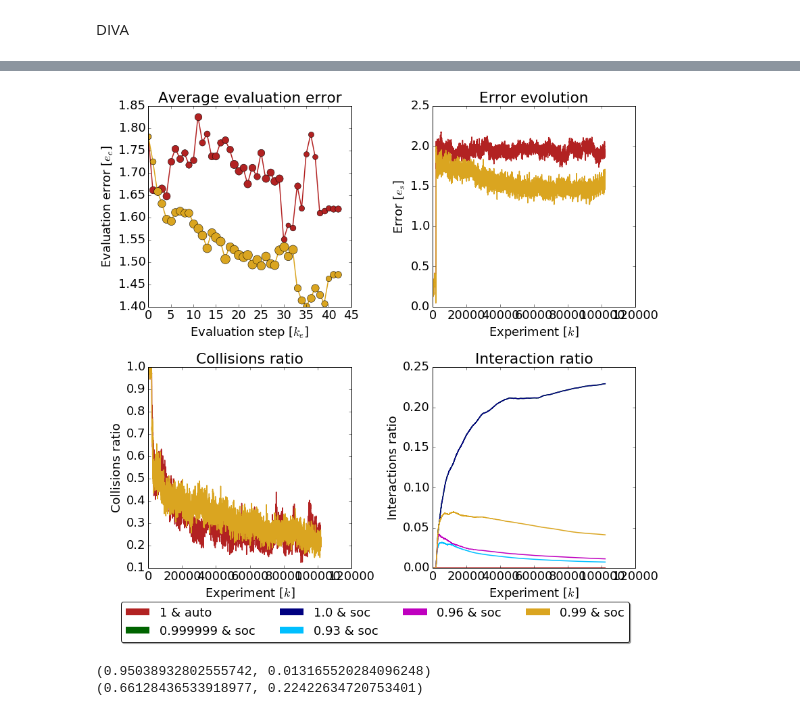
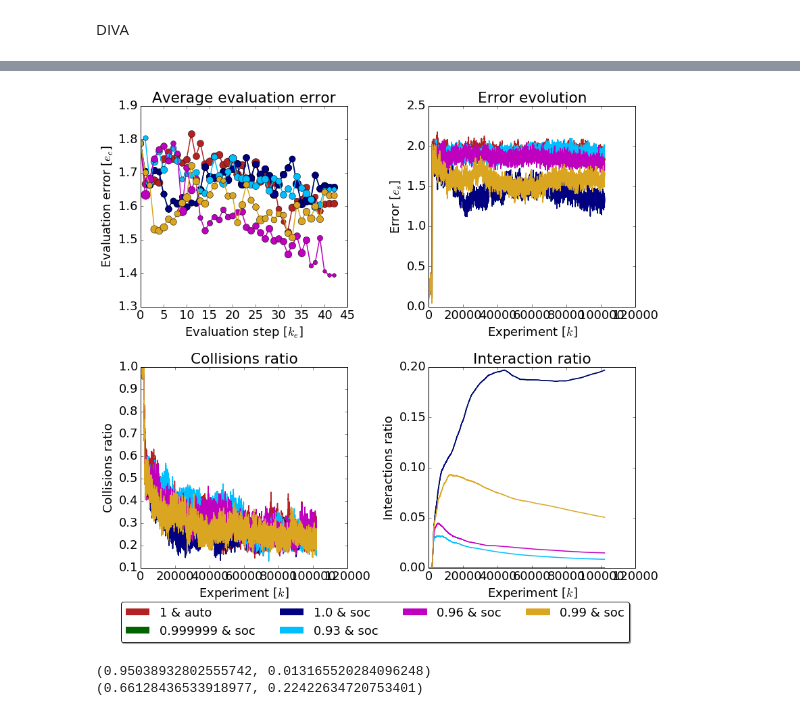
Before and after one commit to yumilceh/artificialbabbling, a Jupyter notebook: exploration/executables/October17/diva_results_IEEE_SI.ipynb, the cells around one changed output, grey strips where cells are left out. Drawn from its saved outputs; the diff is of its cells as text; code cells hidden in the pictures.

```diff
--- a/exploration/executables/October17/diva_results_IEEE_SI.ipynb
+++ b/exploration/executables/October17/diva_results_IEEE_SI.ipynb
@@ -60,7 +60,7 @@ def get_stat_test(dict_):
 
     return pearsonr(thresh, values)
 # %%
-directory = 'diva_IEEE_SI/experiment_IEEE_SI_slopes_cmf_223/'
+directory = 'diva_IEEE_SI/experiment_IEEE_SI_slopes_cmf_323/'
 data_files = os.listdir(directory)
 
 n_samples = 102000
@@ -252,5 +262,5 @@ print(max_std)
 # %%
-thresh_to_plot =  ['0_99&'] #['1_0&', '0_999999&','0_99&', '0_96&', '0_93&']
+thresh_to_plot =  ['1_0&', '0_999999&','0_99&', '0_96&', '0_93&'] #['1_0&', '0_999999&','0_99&', '0_96&', '0_93&']
 mode_to_plot = ['social']
 
 custom = ['1&autonomous']
@@ -320,34 +330,34 @@ for key, color in zip(error_ev_av.keys(), colors_):
     try:
         data_plt = incremental_mean(inter_evo_av[key])
         plt.plot(data_plt, linestyle='-', marker='',lw = 1.5,color=color)
     except:
         continue
 plt.xlabel('Experiment [$k$]')
 plt.ylabel('Interactions ratio')
 # ax1[1,1].set_xlim([0,n_samples])
 # ax1[1,1].set_ylim([0,0.08])
 
 lds_ = []
 for key, color in zip(error_ev_av.keys(), colors_):
     key = key.replace('_','.')
     key = key.replace('&',' & ')
     key = key.replace('social','soc')
     key = key.replace('autonomous','auto')
     lds_ += [key]
 
 lgd = plt.legend(lds_,\
            ncol=4,loc='lower right', fontsize=18, bbox_to_anchor=(1., -0.4),
           fancybox=True, shadow=True)
 for legobj in lgd.legendHandles:
     legobj.set_linewidth(10.0)
 
 
 plt.tight_layout()
 
 # fig1.savefig('/home/yumilceh/Dropbox/Aplicaciones/ShareLaTeX/IEEE_TCDS_Special_Issue/images/parabola_results.eps',\
 #              format='eps', dpi=1000, bbox_extra_artists=(lgd,), bbox_inches='tight')
 # %% [output]
-[figure, old version]
+[figure, new version]
 # %%
 print(get_stat_test(means_av_s))
 print(get_stat_test(means_std_s))
```
Also changed, not shown: parts of 1 cell of this notebook, 39 other files.
